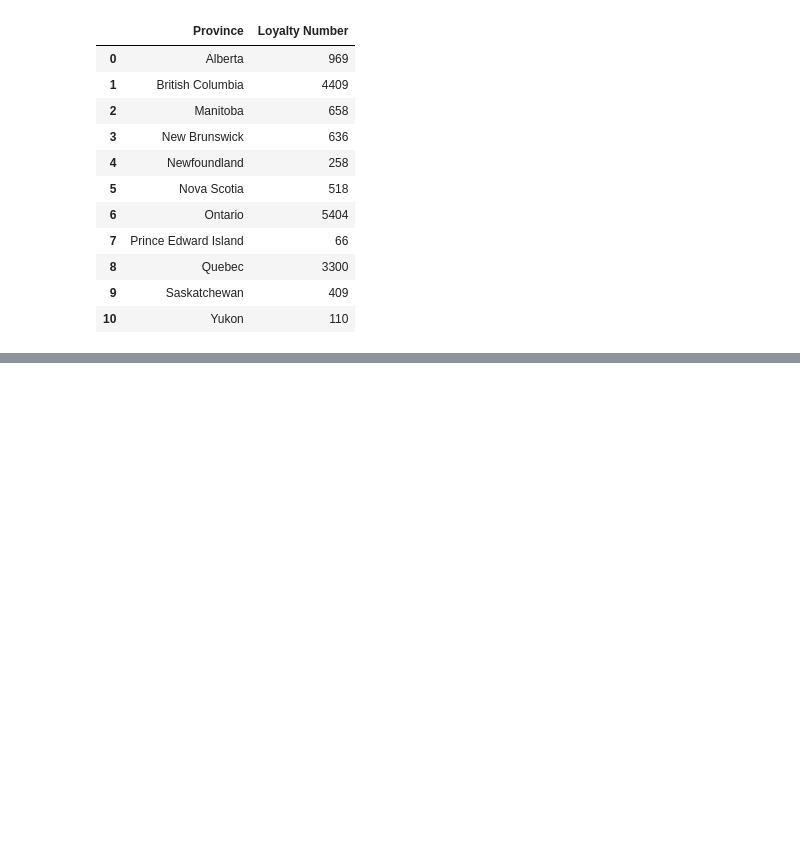
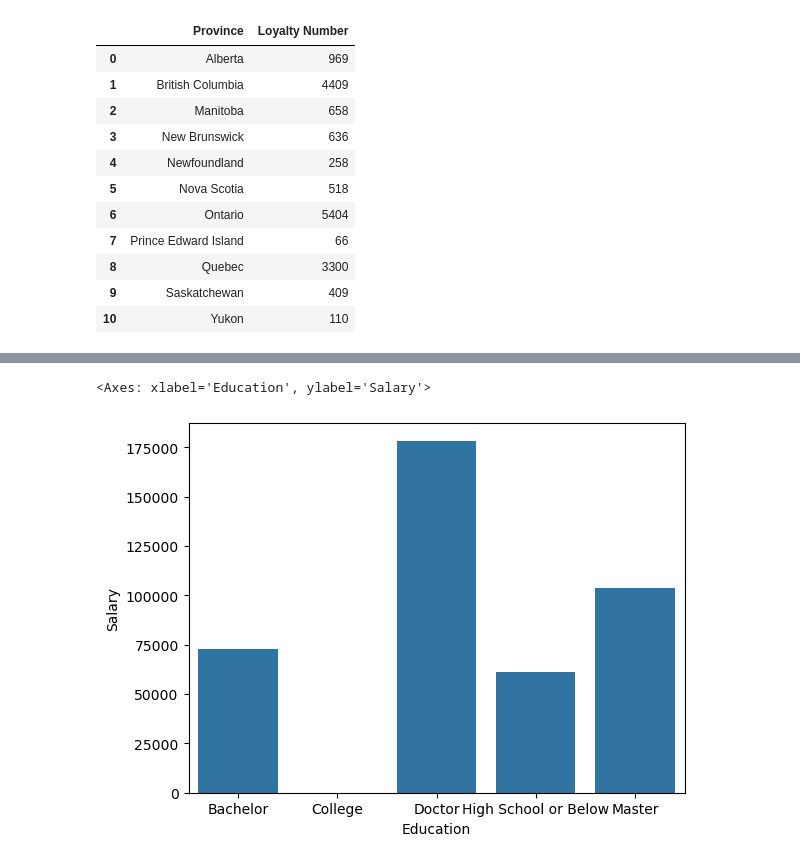
Before and after one commit to Adalab/bda-modulo-3-evaluacion-final-Marina-pg, a Jupyter notebook: evaluacion/ev_3_Marina.ipynb, the cells around one changed output, grey strips where cells are left out. Drawn from its saved outputs; the diff is of its cells as text; code cells hidden in the pictures; blank space fills up the shorter version.

```diff
--- a/evaluacion/evaluacion_mod3.ipynb
+++ b/evaluacion/ev_3_Marina.ipynb
@@ -392,0 +347,3 @@ plt.gca().spines['top'].set_visible(False);
+# %%
+df_salario_educacion = df_limpio.groupby('Education')['Salary'].mean().reset_index()
+df_salario_educacion
@@ -392,0 +378,5 @@ plt.gca().spines['top'].set_visible(False);
+# %%
+sns.barplot(x = 'Education', y = 'Salary', data = df_salario_educacion)
+# %% [output]
+<Axes: xlabel='Education', ylabel='Salary'>
+[figure, added]
```
Also changed, not shown: parts of 23 cells of this notebook, 1 other file.
